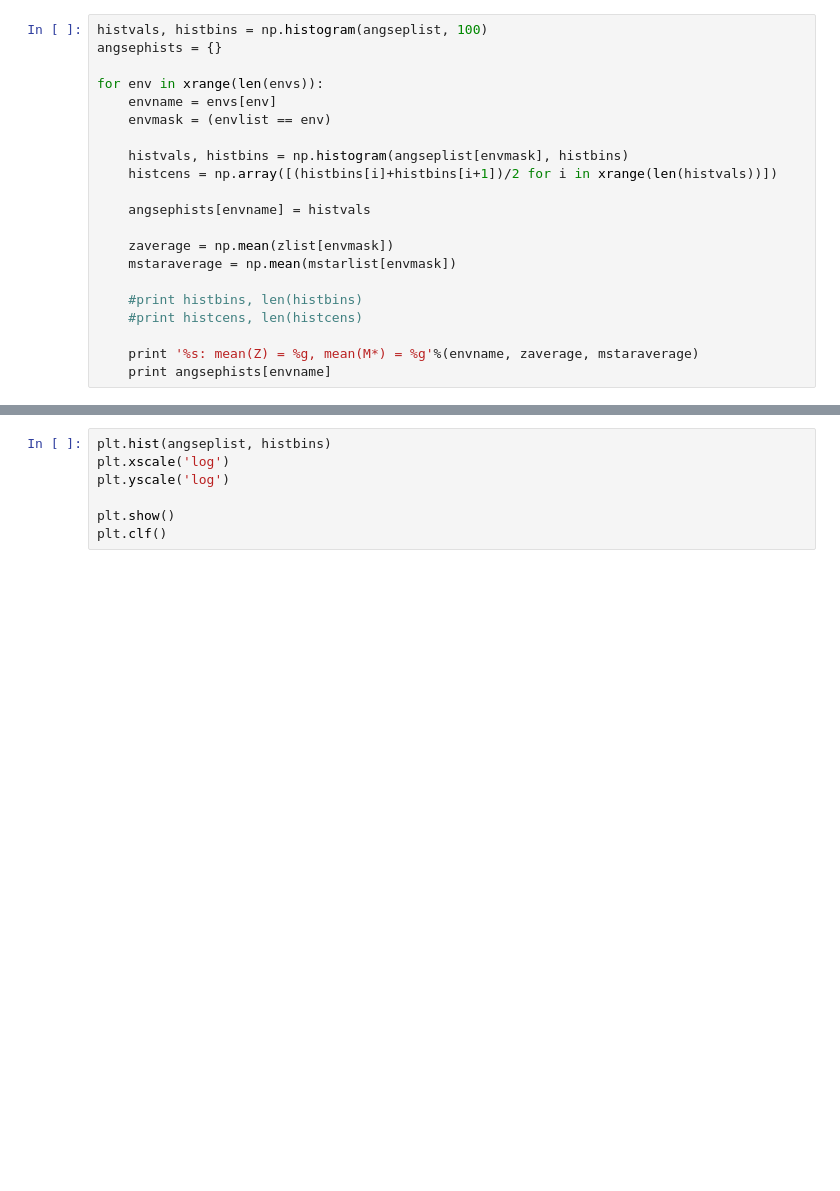
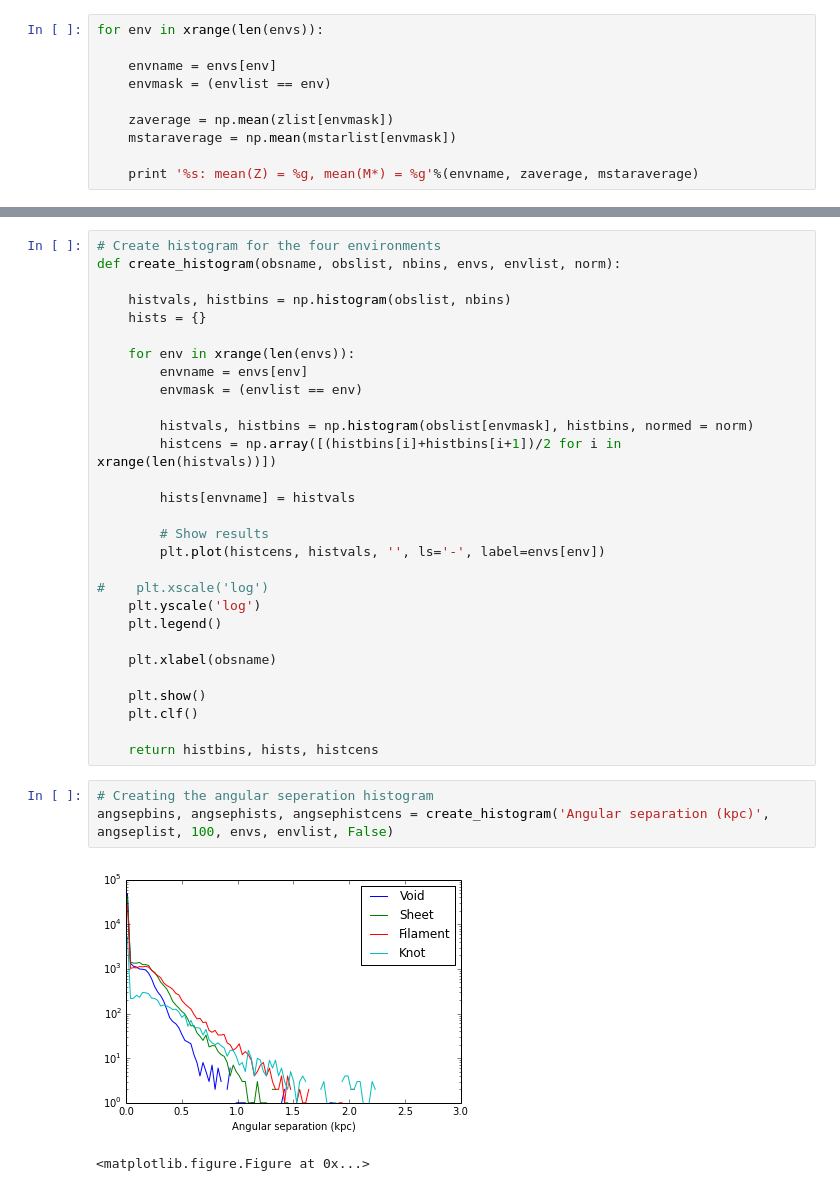
Before and after one commit to samtaziaux/KiDS-Sam_master, a Jupyter notebook: brouwer/halomodel/AngSephist.ipynb, the cells around one changed output, grey strips where cells are left out. Saved outputs shown, nothing was run; the diff lists cells and outputs as text; blank space fills up the shorter version.

```diff
--- a/brouwer/halomodel/AngSephist.ipynb
+++ b/brouwer/halomodel/AngSephist.ipynb
@@ -33,22 +40,11 @@ Mean corrected mstar: 6.05604e+10
 # %%
-histvals, histbins = np.histogram(angseplist, 100)
-angsephists = {}
+for env in xrange(len(envs)):
 
-for env in xrange(len(envs)):
     envname = envs[env]
     envmask = (envlist == env)
-
-    histvals, histbins = np.histogram(angseplist[envmask], histbins)
-    histcens = np.array([(histbins[i]+histbins[i+1])/2 for i in xrange(len(histvals))])
-
-    angsephists[envname] = histvals
 
     zaverage = np.mean(zlist[envmask])
     mstaraverage = np.mean(mstarlist[envmask])
 
-    #print histbins, len(histbins)
-    #print histcens, len(histcens)
-
     print '%s: mean(Z) = %g, mean(M*) = %g'%(envname, zaverage, mstaraverage)
-    print angsephists[envname]
 # %% [output]
@@ -72,8 +55,36 @@ Sheet: mean(Z) = 0.232955, mean(M*) = 5.63205e+10
-# %%
-plt.hist(angseplist, histbins)
-plt.xscale('log')
-plt.yscale('log')
-
-plt.show()
-plt.clf()
+# %%
+# Create histogram for the four environments
+def create_histogram(obsname, obslist, nbins, envs, envlist, norm):
+
+    histvals, histbins = np.histogram(obslist, nbins)
+    hists = {}
+
+    for env in xrange(len(envs)):
+        envname = envs[env]
+        envmask = (envlist == env)
+
+        histvals, histbins = np.histogram(obslist[envmask], histbins, normed = norm)
+        histcens = np.array([(histbins[i]+histbins[i+1])/2 for i in xrange(len(histvals))])
+
+        hists[envname] = histvals
+
+        # Show results
+        plt.plot(histcens, histvals, '', ls='-', label=envs[env])
+
+#    plt.xscale('log')
+    plt.yscale('log')
+    plt.legend()
+
+    plt.xlabel(obsname)
+
+    plt.show()
+    plt.clf()
+
+    return histbins, hists, histcens
+# %%
+# Creating the angular seperation histogram
+angsepbins, angsephists, angsephistcens = create_histogram('Angular separation (kpc)', angseplist, 100, envs, envlist, False)
+# %% [output]
+[figure, added]
+<matplotlib.figure.Figure at 0x...>
 # %%
```
Also changed, not shown: parts of 11 cells of this notebook, 7 other files.
